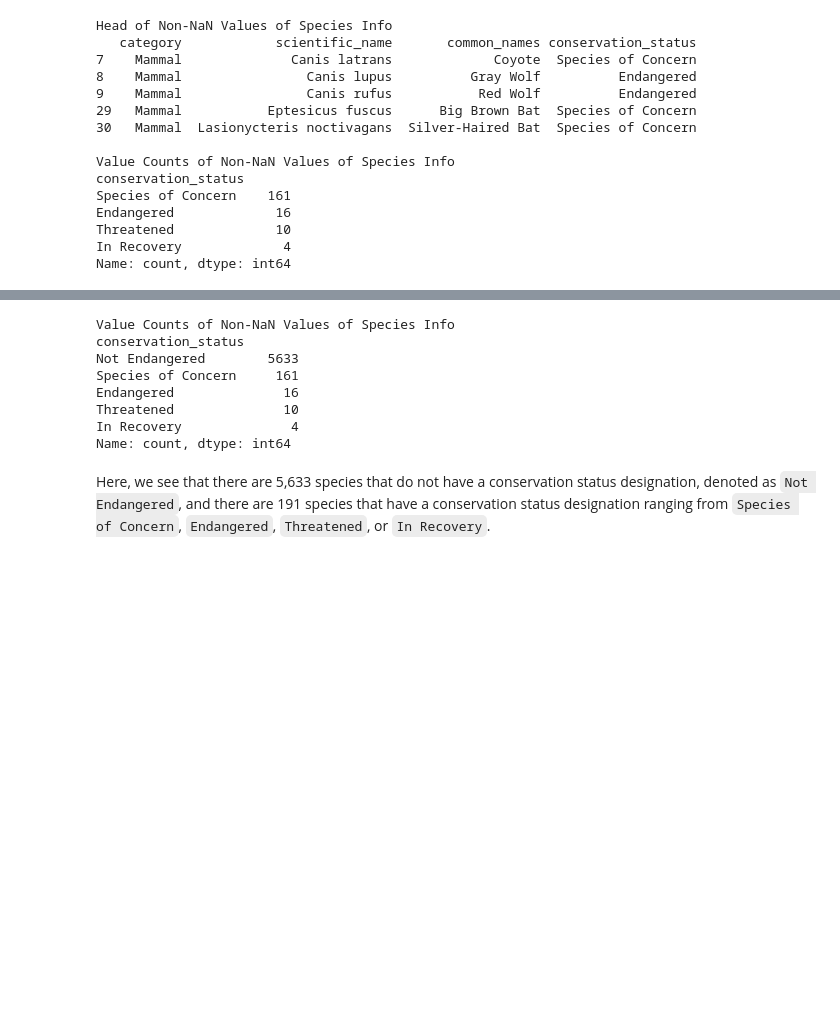
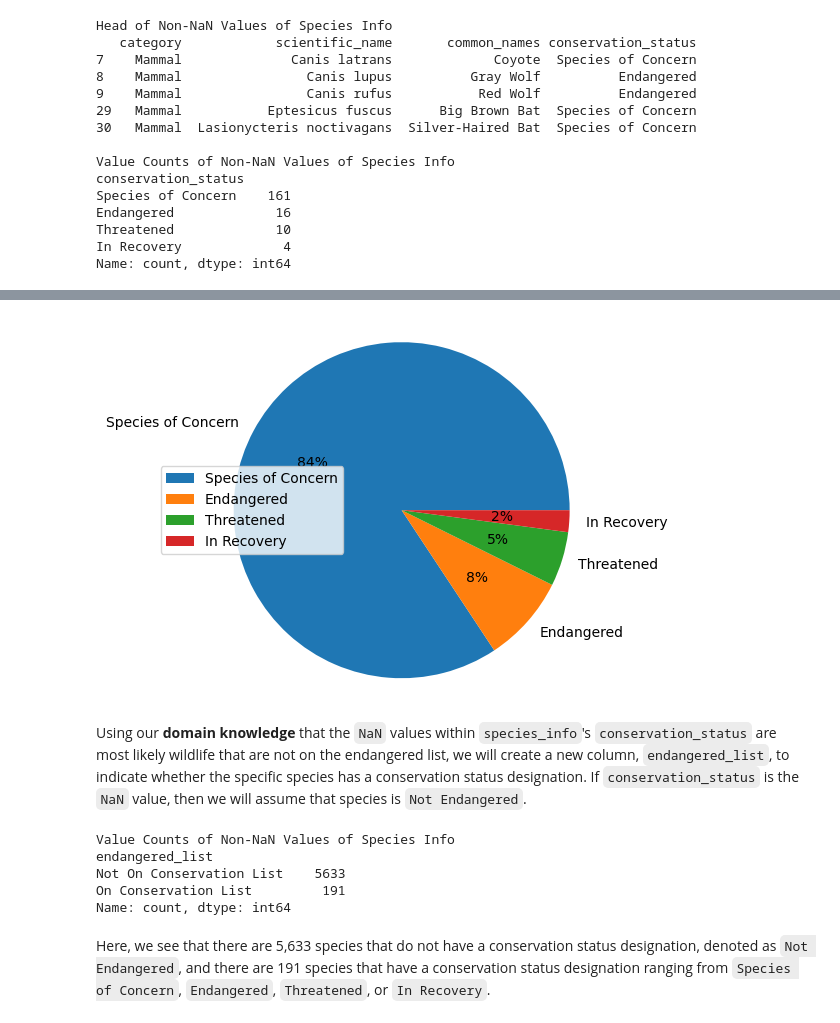
Before and after one commit to thejjserg/biodiversity, a Jupyter notebook: biodiversity_starter/biodiversity.ipynb, the cells around one changed output, grey strips where cells are left out. Drawn from its saved outputs; the diff is of its cells as text; code cells hidden in the pictures; blank space fills up the shorter version.

```diff
--- a/biodiversity_starter/biodiversity.ipynb
+++ b/biodiversity_starter/biodiversity.ipynb
@@ -144,18 +162,28 @@ Using our **domain knowledge** that the `NaN` values within `species_info`'s `co
+# %%
+test = species_info.conservation_status.value_counts()
+
+plt.pie(test,
+        autopct = "%d%%",
+        labels = species_info.conservation_status.dropna().unique())
+plt.axis("equal")
+plt.legend()
+plt.show()
+# %% [output]
+[figure, added]
+# %% [markdown]
+Using our **domain knowledge** that the `NaN` values within `species_info`'s `conservation_status` are most likely wildlife that are not on the endangered list, we will create a new column, `endangered_list`, to indicate whether the specific species has a conservation status designation. If `conservation_status` is the `NaN` value, then we will assume that species is `Not Endangered`.
 # %%
-# Use a Lambda Function to Fill in NaN with "Not Endangered"
-species_info["conservation_status"] = species_info["conservation_status"].apply(lambda x: "Not Endangered" if pd.isna(x) else x)
+# Use a Lambda Function to Find the NaN and Assign as "Not On Conservation List"
+species_info["endangered_list"] = species_info["conservation_status"].apply(lambda x: "Not On Conservation List" if pd.isna(x) else "On Conservation List")
 
 # Display the Value Counts
 print("Value Counts of Non-NaN Values of Species Info")
-print(species_info.conservation_status.value_counts())
+print(species_info.endangered_list.value_counts())
 # %% [output]
 Value Counts of Non-NaN Values of Species Info
-conservation_status
-Not Endangered        5633
-Species of Concern     161
-Endangered              16
-Threatened              10
-In Recovery              4
+endangered_list
+Not On Conservation List    5633
+On Conservation List         191
 Name: count, dtype: int64
 # %% [markdown]
 Here, we see that there are 5,633 species that do not have a conservation status designation, denoted as `Not Endangered`, and there are 191 species that have a conservation status designation ranging from `Species of Concern`, `Endangered`, `Threatened`, or `In Recovery`.
```
Also changed, not shown: parts of 4 cells of this notebook.
